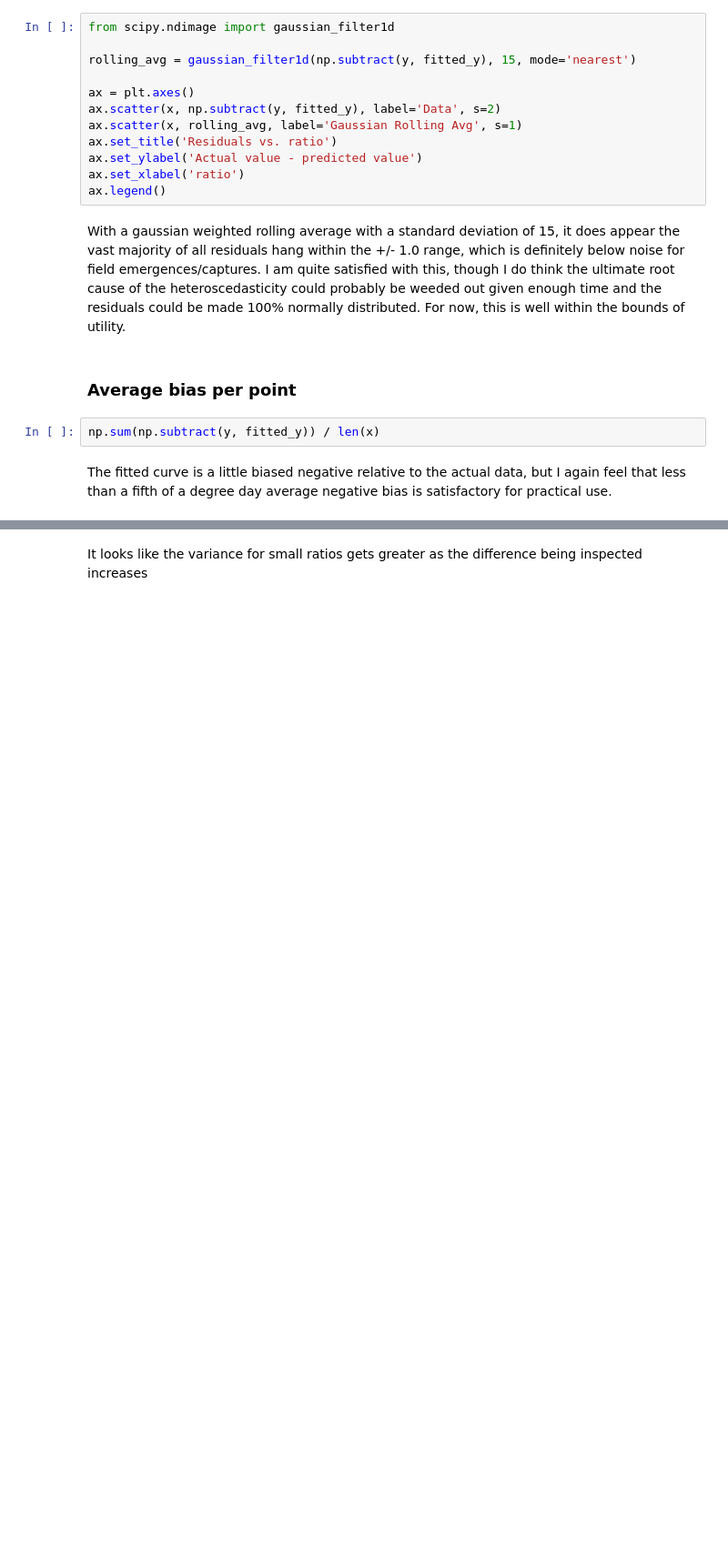
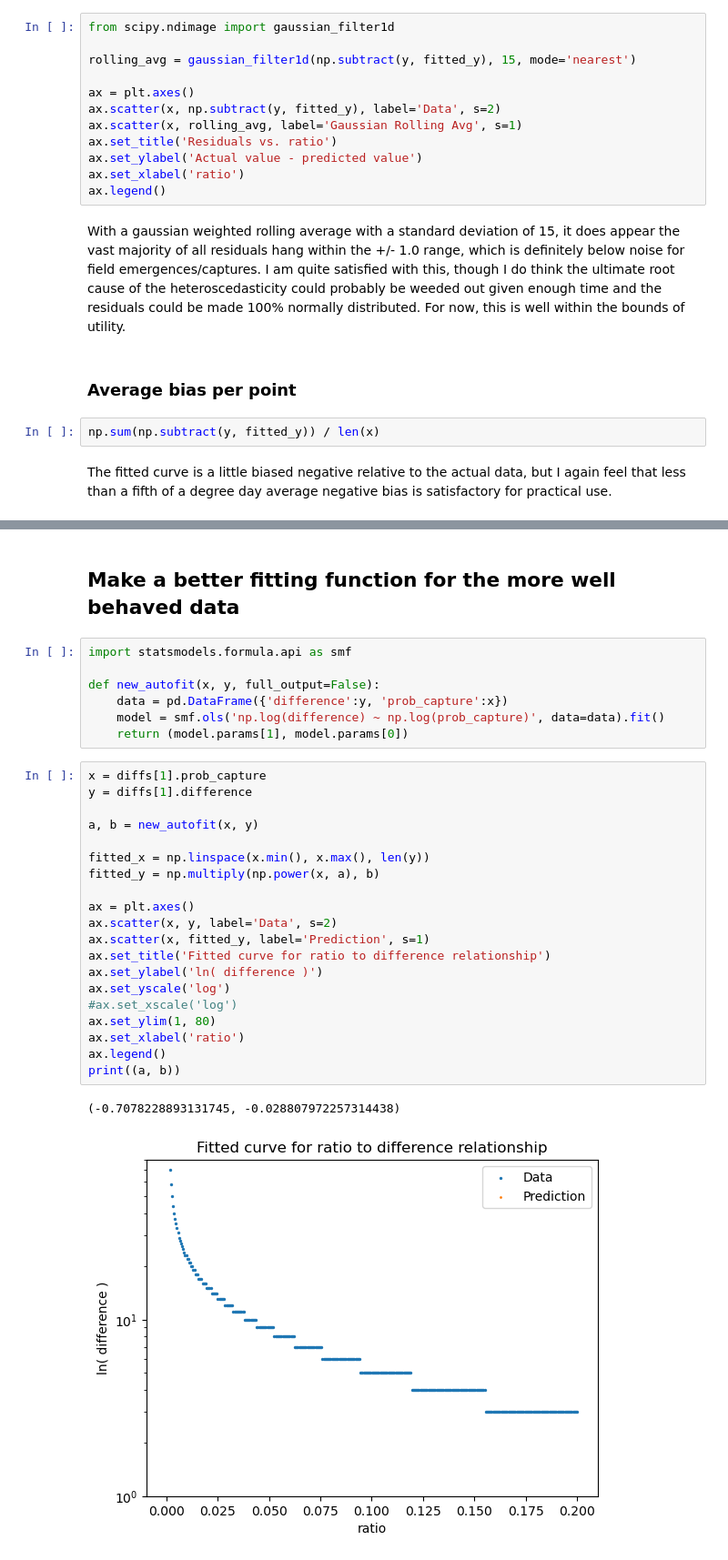
Before and after one commit to PacificBird/InsectPhenologyCaptureSim, a Jupyter notebook: multi_analysis.ipynb, the cells around one changed output, grey strips where cells are left out. Shown at 91% size. Cells and saved outputs as stored; diff of their text form; blank space fills up the shorter version.

Commit message:
New, more focused data, working on better fitting to match

```diff
--- a/multi_analysis.ipynb
+++ b/multi_analysis.ipynb
@@ -214,2 +272,32 @@ diffs[29].plot.scatter(1, 0, 1.5, title='Thirtieth diffs', logy=True)
-# %% [markdown]
-It looks like the variance for small ratios gets greater as the difference being inspected increases
+# %% [markdown]
+## Make a better fitting function for the more well behaved data
+# %%
+import statsmodels.formula.api as smf
+
+def new_autofit(x, y, full_output=False):
+    data = pd.DataFrame({'difference':y, 'prob_capture':x})
+    model = smf.ols('np.log(difference) ~ np.log(prob_capture)', data=data).fit()
+    return (model.params[1], model.params[0])
+# %%
+x = diffs[1].prob_capture
+y = diffs[1].difference
+
+a, b = new_autofit(x, y)
+
+fitted_x = np.linspace(x.min(), x.max(), len(y))
+fitted_y = np.multiply(np.power(x, a), b)
+
+ax = plt.axes()
+ax.scatter(x, y, label='Data', s=2)
+ax.scatter(x, fitted_y, label='Prediction', s=1)
+ax.set_title('Fitted curve for ratio to difference relationship')
+ax.set_ylabel('ln( difference )')
+ax.set_yscale('log')
+#ax.set_xscale('log')
+ax.set_ylim(1, 80)
+ax.set_xlabel('ratio')
+ax.legend()
+print((a, b))
+# %% [output]
+(-0.7078228893131745, -0.028807972257314438)
+[figure, added]
```
Also changed, not shown: parts of 21 cells of this notebook, 3 other files.
